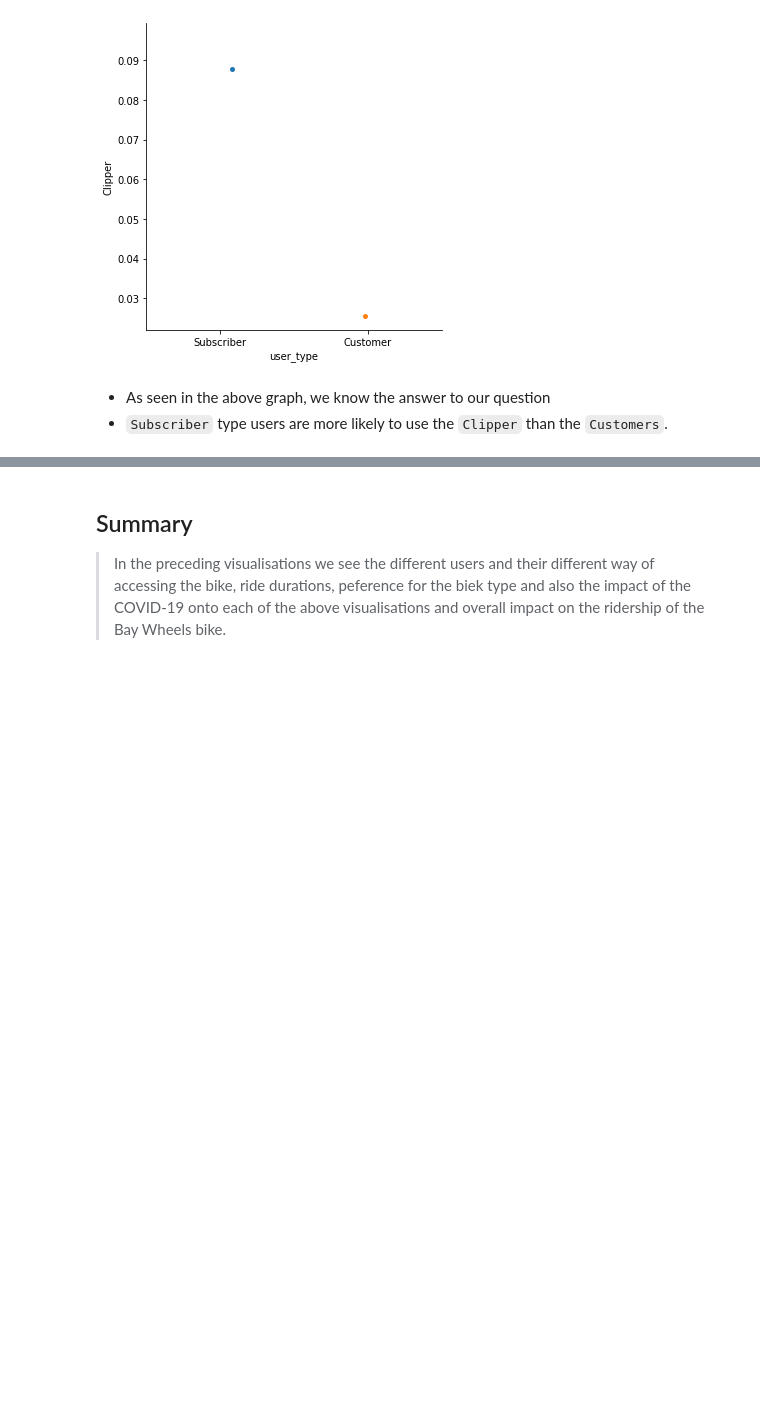
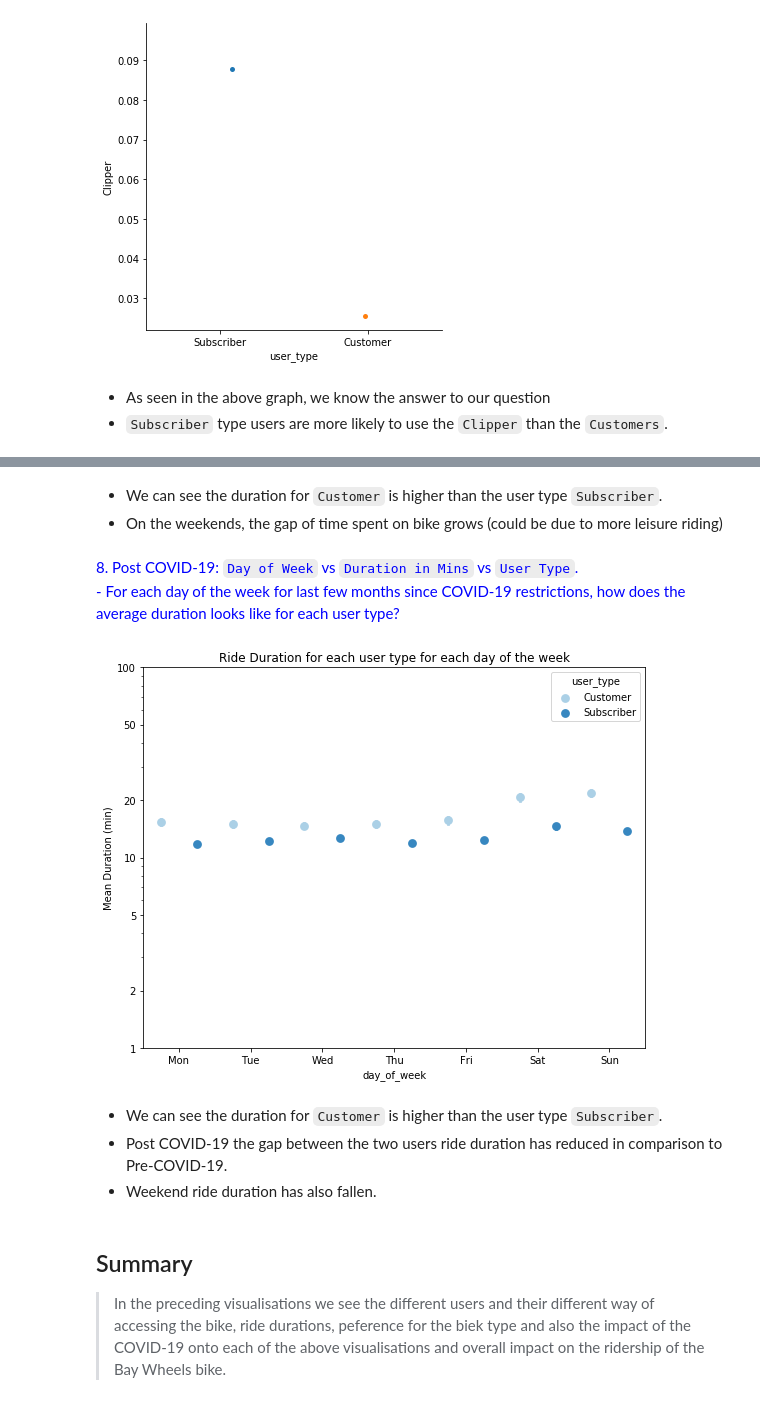
Before and after one commit to anandsimer/Communicate-Data-Findings, a Jupyter notebook: slide_deck.ipynb, the cells around one changed output, grey strips where cells are left out. Cells and saved outputs as stored; diff of their text form; code cells hidden in the pictures; blank space fills up the shorter version.

```diff
--- a/slide_deck.ipynb
+++ b/slide_deck.ipynb
@@ -222,3 +238,27 @@ graph = sb.catplot(data=proportion_df, x="user_type", y="Clipper");
+# %% [markdown]
+- We can see the duration for `Customer` is higher than the user type `Subscriber`.
+- On the weekends, the gap of time spent on bike grows (could be due to more leisure riding)
+# %%
+header = '8. Post COVID-19: `Day of Week` vs `Duration in Mins` vs `User Type`. <br /> - For each day of the week for last few months since COVID-19 restrictions, how does the average duration looks like for each user type?'
+printmd(header, color='Blue')
+
+fig = plt.figure(figsize = [9,7]);
+weekday = ['Mon', 'Tue', 'Wed', 'Thu', 'Fri', 'Sat', 'Sun']
+ax = sb.pointplot(data = bike_df.query('month_year > "2020-02"'), x = 'day_of_week',
+                  y = 'duration_mins', hue = 'user_type', order=weekday,
+                  palette = 'Blues', linestyles = '', dodge = 0.5);
+plt.title('Ride Duration for each user type for each day of the week');
+plt.ylabel('Mean Duration (min)');
+plt.yscale('log');
+plt.yticks([1, 2, 5, 10, 20, 50, 100], [1, 2, 5, 10, 20, 50, 100]);
+ax.set_yticklabels([],minor = True);
+# %% [output]
+<span style='color:Blue'>8. Post COVID-19: `Day of Week` vs `Duration in Mins` vs `User Type`. <br /> - For each day of the week for last few months since COVID-19 restrictions, how does the average duration looks like for each user type?</span>
+[figure, added]
+# %% [markdown]
+- We can see the duration for `Customer` is higher than the user type `Subscriber`.
+- Post COVID-19 the gap between the two users ride duration has reduced in comparison to Pre-COVID-19.
+- Weekend ride duration has also fallen.
 # %% [markdown]
 ## Summary
 > In the preceding visualisations we see the different users and their different way of accessing the bike, ride durations, peference for the biek type and also the impact of the COVID-19 onto each of the above visualisations and overall impact on the ridership of the Bay Wheels bike.
```
Also changed, not shown: parts of 1 cell of this notebook.
